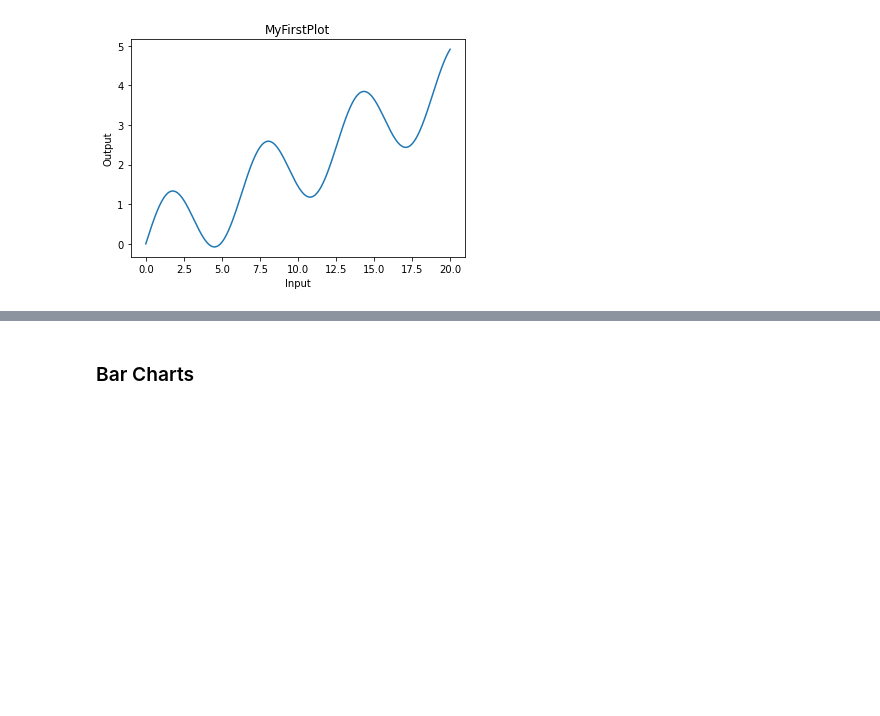
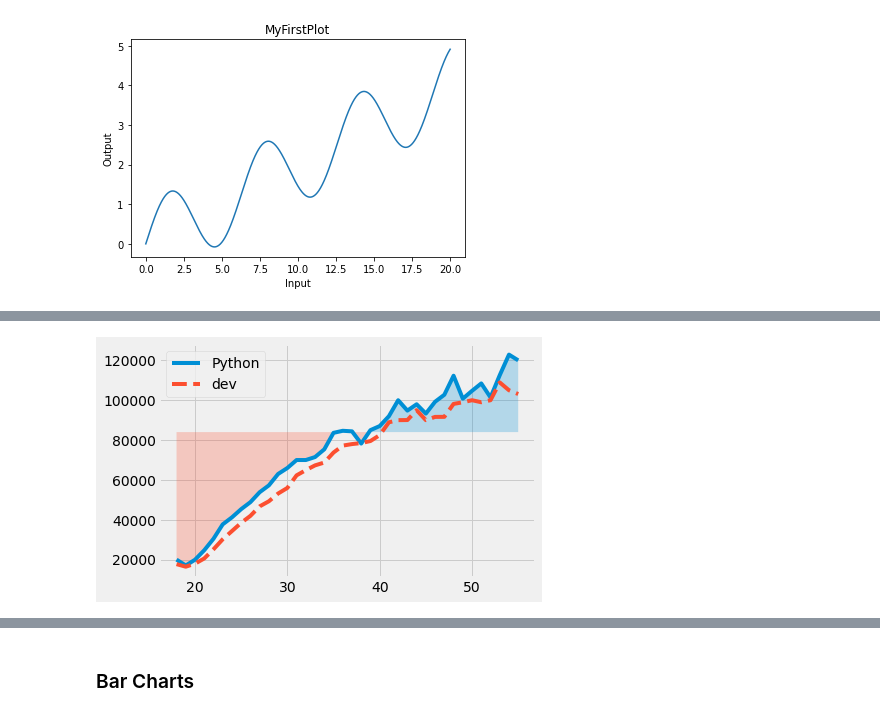
Before and after one commit to nofile000/Deep-Learning-Prerequisites-The-Numpy-Stack-in-Python-V2-, a Jupyter notebook: Matplotlib.ipynb, the cells around one changed output, grey strips where cells are left out. Drawn from its saved outputs; the diff is of its cells as text; code cells hidden in the pictures; blank space fills up the shorter version.

```diff
--- a/Matplotlib.ipynb
+++ b/Matplotlib.ipynb
@@ -48,0 +61,11 @@ plt.savefig('pyplot.png')
+# %%
+#filling area median
+overallmedian = np.median(py_dev_y)
+plt.plot(ages_x,py_dev_y,label='Python')
+plt.plot(ages_x,dev_y,label='dev',linestyle='--')
+plt.legend(loc='upper left')
+#print(overallmedian)
+plt.fill_between(ages_x,py_dev_y,overallmedian,where=(py_dev_y>overallmedian),interpolate=True,alpha=0.25)
+plt.fill_between(ages_x,py_dev_y,overallmedian,where=(py_dev_y<overallmedian),interpolate=True,alpha=0.25);
+# %% [output]
+[figure, added]
```
Also changed, not shown: parts of 35 cells of this notebook, 3 other files.
